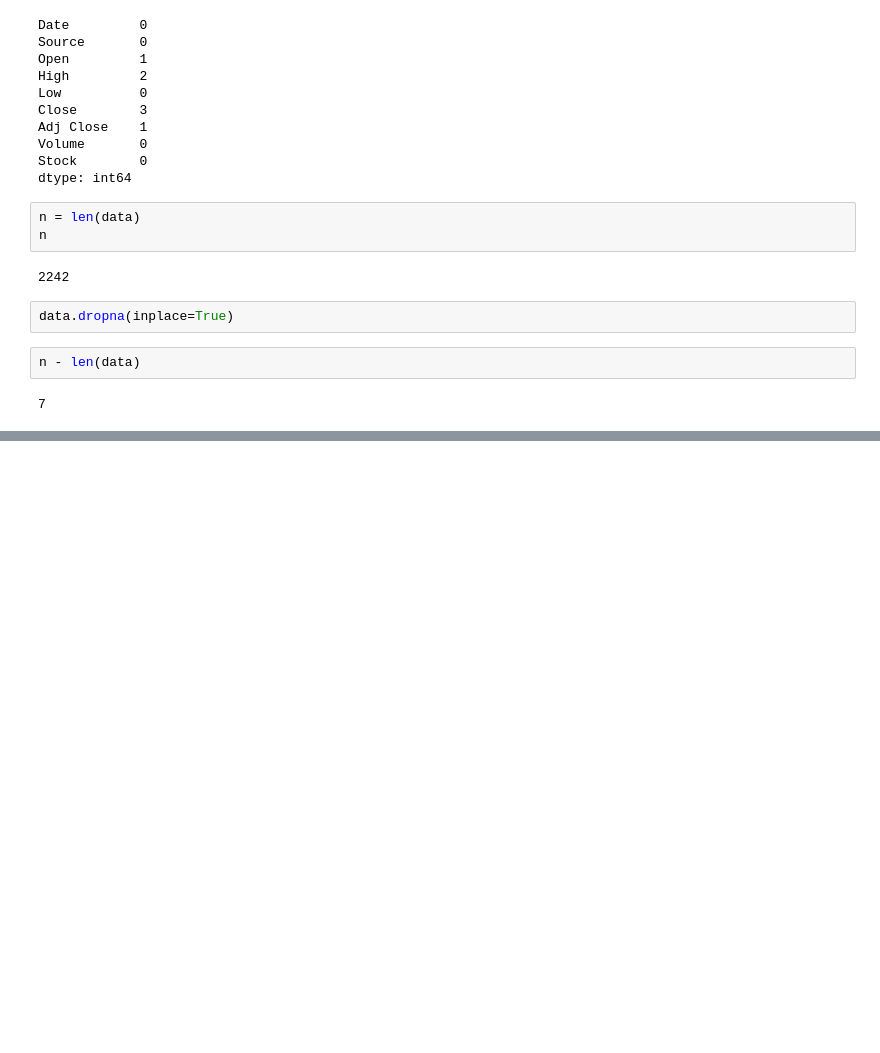
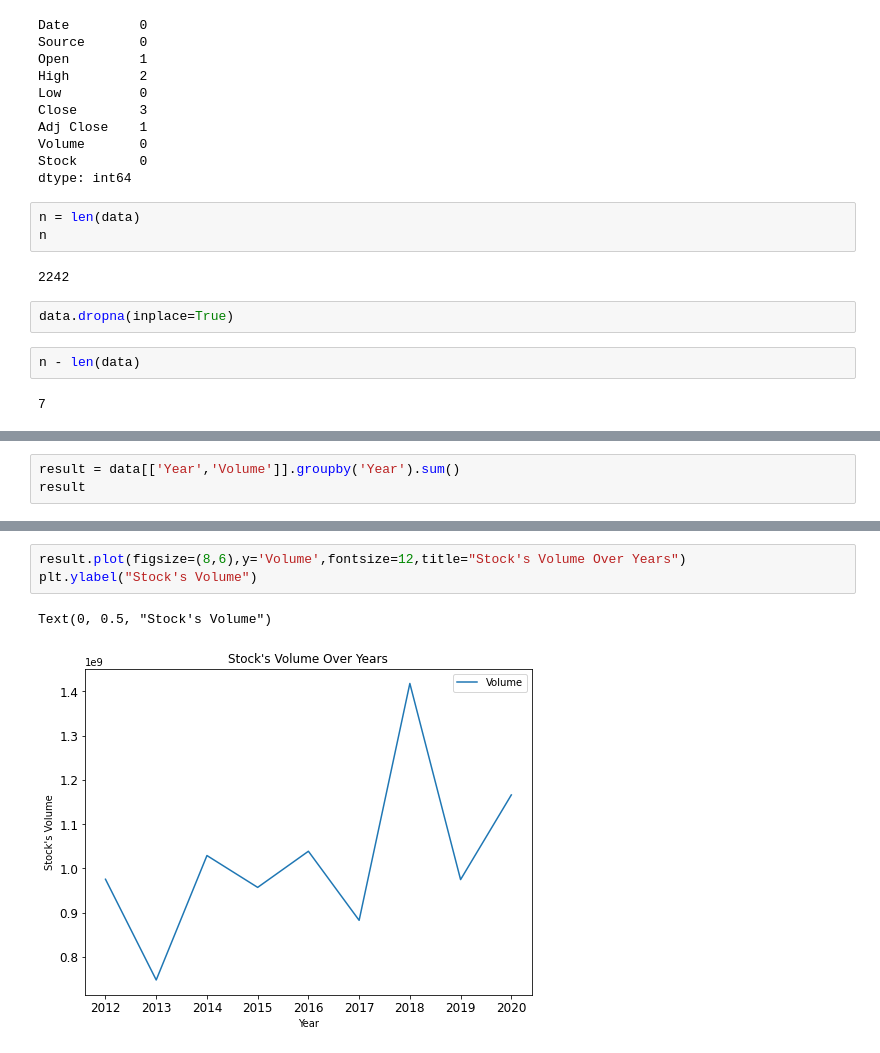
Before and after one commit to jacobsheehan728/CIS310, a Jupyter notebook: wk14/py_Stock_Market_AMAZ.ipynb, the cells around one changed output, grey strips where cells are left out. Saved outputs shown, nothing was run; the diff lists cells and outputs as text; blank space fills up the shorter version.

```diff
--- a/wk14/py_Stock_Market_AMAZ.ipynb
+++ b/wk14/py_Stock_Market_AMAZ.ipynb
@@ -181,0 +480,3 @@ n - len(data)
+# %%
+result = data[['Year','Volume']].groupby('Year').sum()
+result
@@ -181,0 +495,6 @@ n - len(data)
+# %%
+result.plot(figsize=(8,6),y='Volume',fontsize=12,title="Stock's Volume Over Years")
+plt.ylabel("Stock's Volume")
+# %% [output]
+Text(0, 0.5, "Stock's Volume")
+[figure, added]
```
Also changed, not shown: parts of 58 cells of this notebook, 7 other files.
